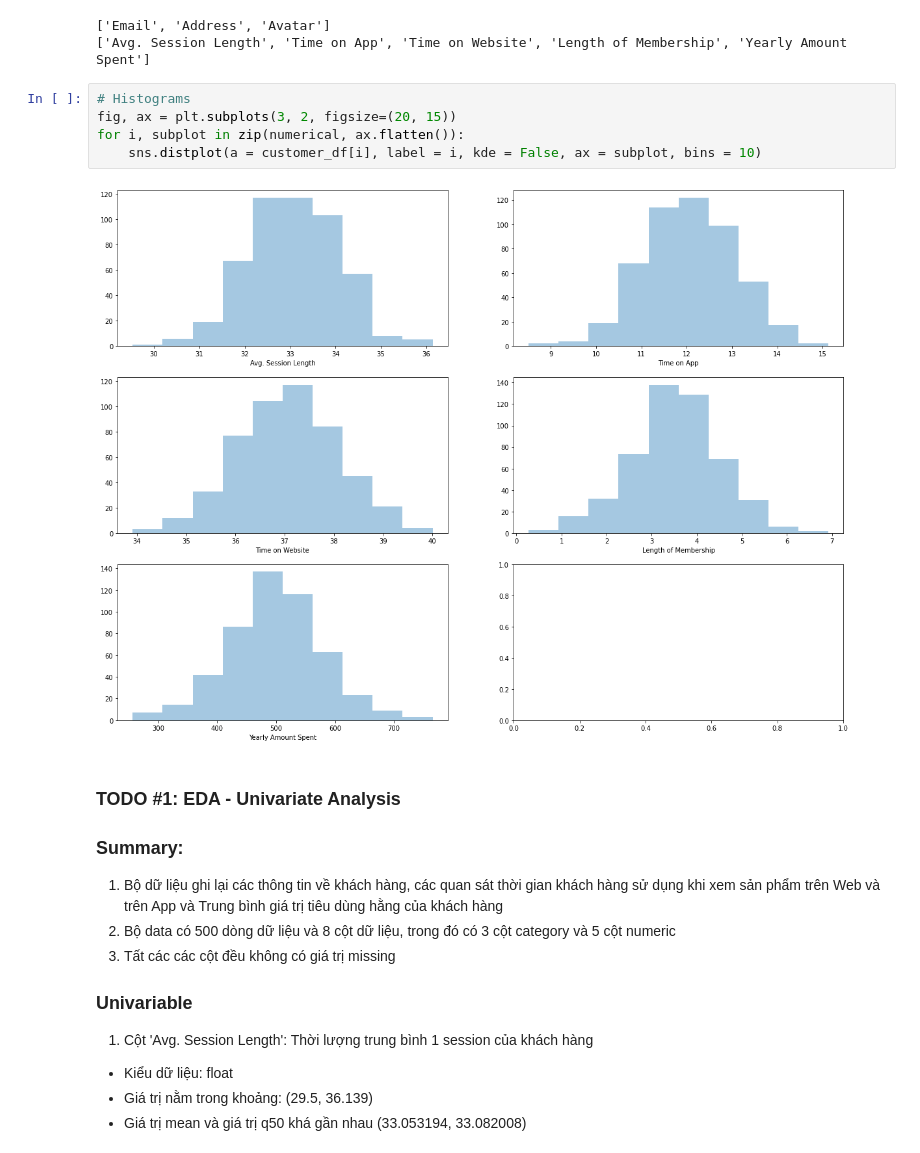
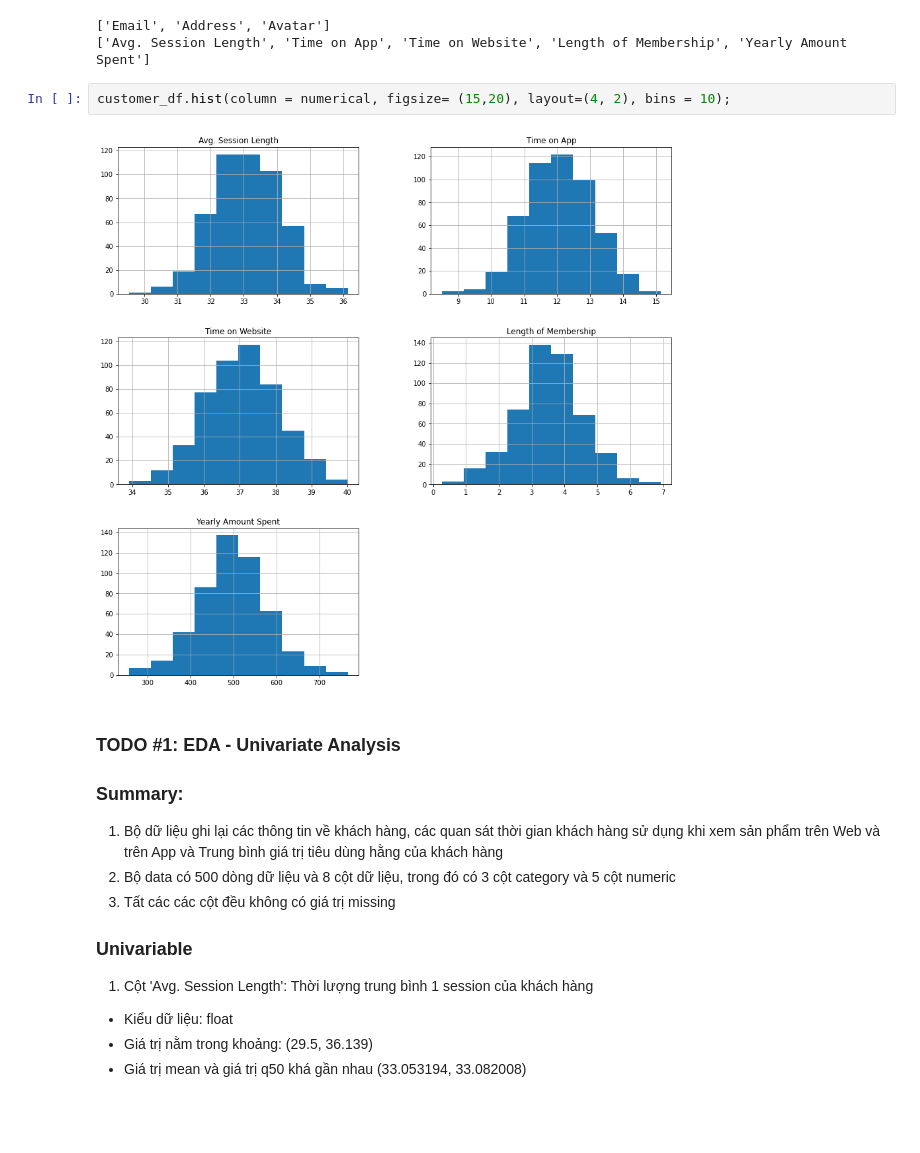
Before and after one commit to ngttnguyen/atom-assignments, a Jupyter notebook: assignment_7/NguyenThaoNguyen_assignment_7.ipynb, the cells around one changed output. Cells and saved outputs as stored; diff of their text form; blank space fills up the shorter version.

```diff
--- a/assignment_7/NguyenThaoNguyen_assignment_7.ipynb
+++ b/assignment_7/NguyenThaoNguyen_assignment_7.ipynb
@@ -95,13 +95,10 @@ print(numerical)
 # %% [output]
 ['Email', 'Address', 'Avatar']
 ['Avg. Session Length', 'Time on App', 'Time on Website', 'Length of Membership', 'Yearly Amount Spent']
-# %%
-# Histograms
-fig, ax = plt.subplots(3, 2, figsize=(20, 15))
-for i, subplot in zip(numerical, ax.flatten()):
-    sns.distplot(a = customer_df[i], label = i, kde = False, ax = subplot, bins = 10)
-# %% [output]
-[figure, removed]
+# %%
+customer_df.hist(column = numerical, figsize= (15,20), layout=(4, 2), bins = 10);
+# %% [output]
+[figure, added]
 # %% [markdown]
 ### TODO #1: EDA - Univariate Analysis
 
```
Also changed, not shown: parts of 11 cells of this notebook.
